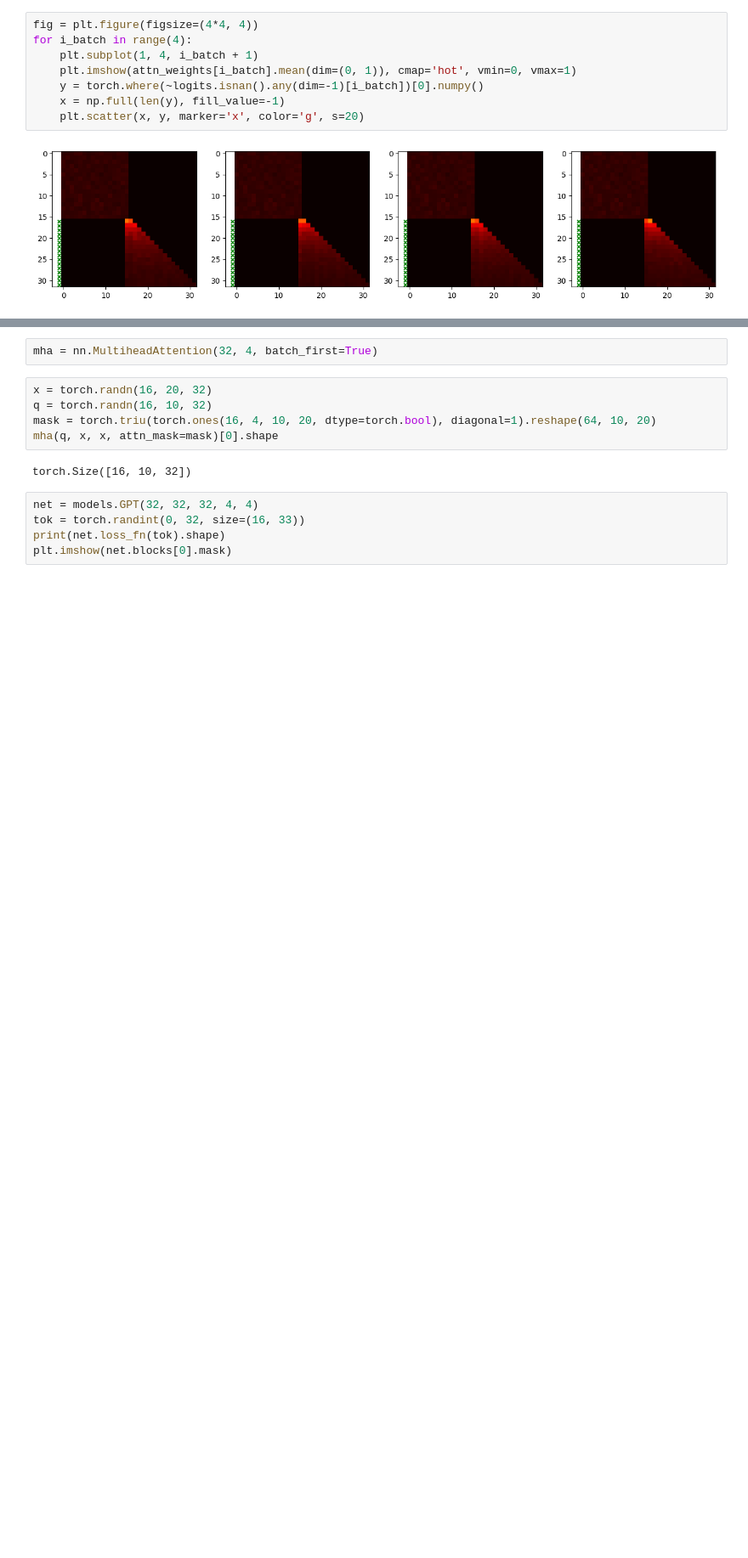
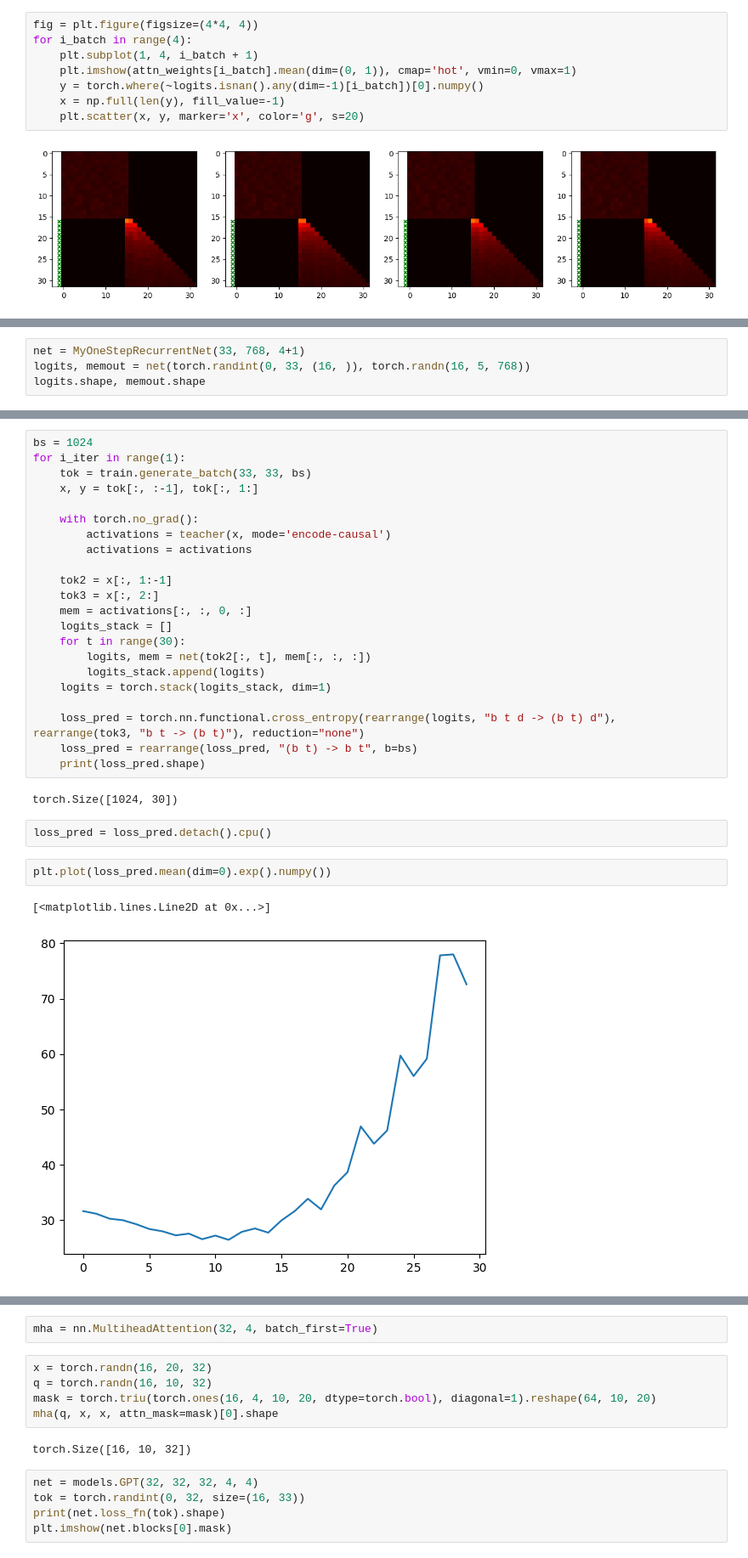
Before and after one commit to akarshkumar0101/transformer-memory, a Jupyter notebook: transformer-distilation/test.ipynb, the cells around one changed output, grey strips where cells are left out. Shown at 85% size. Saved outputs shown, nothing was run; the diff lists cells and outputs as text; blank space fills up the shorter version.

```diff
--- a/transformer-distilation/test.ipynb
+++ b/transformer-distilation/test.ipynb
@@ -71,0 +249,4 @@ assert torch.allclose(x[:, 16:], b[16:])
+# %%
+net = MyOneStepRecurrentNet(33, 768, 4+1)
+logits, memout = net(torch.randint(0, 33, (16, )), torch.randn(16, 5, 768))
+logits.shape, memout.shape
@@ -71,0 +307,31 @@ assert torch.allclose(x[:, 16:], b[16:])
+# %%
+bs = 1024
+for i_iter in range(1):
+    tok = train.generate_batch(33, 33, bs)
+    x, y = tok[:, :-1], tok[:, 1:]
+
+    with torch.no_grad():
+        activations = teacher(x, mode='encode-causal')
+        activations = activations
+
+    tok2 = x[:, 1:-1]
+    tok3 = x[:, 2:]
+    mem = activations[:, :, 0, :]
+    logits_stack = []
+    for t in range(30):
+        logits, mem = net(tok2[:, t], mem[:, :, :])
+        logits_stack.append(logits)
+    logits = torch.stack(logits_stack, dim=1)
+
+    loss_pred = torch.nn.functional.cross_entropy(rearrange(logits, "b t d -> (b t) d"), rearrange(tok3, "b t -> (b t)"), reduction="none")
+    loss_pred = rearrange(loss_pred, "(b t) -> b t", b=bs)
+    print(loss_pred.shape)
+# %% [output]
+torch.Size([1024, 30])
+# %%
+loss_pred = loss_pred.detach().cpu()
+# %%
+plt.plot(loss_pred.mean(dim=0).exp().numpy())
+# %% [output]
+[<matplotlib.lines.Line2D at 0x...>]
+[figure, added]
```
Also changed, not shown: parts of 28 cells of this notebook, 5 other files.
